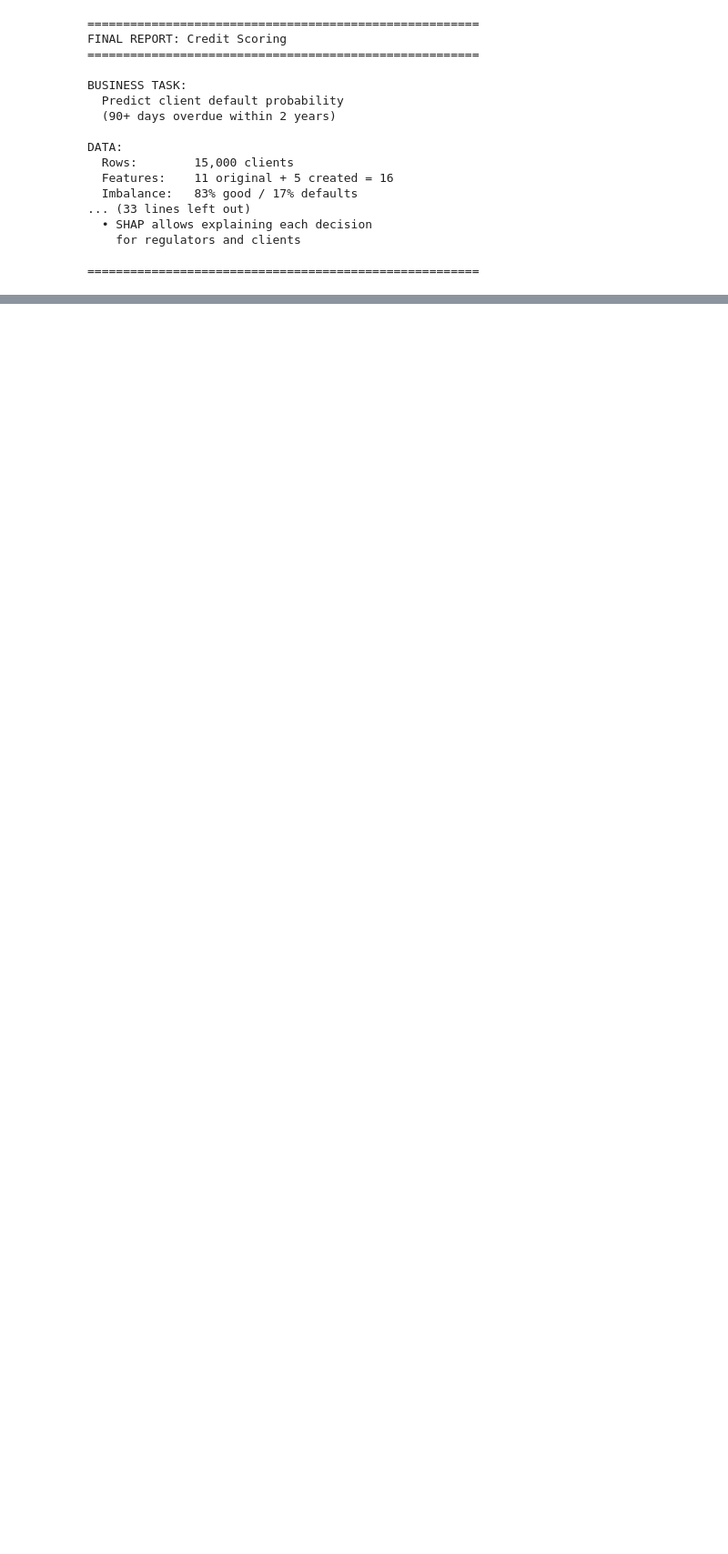
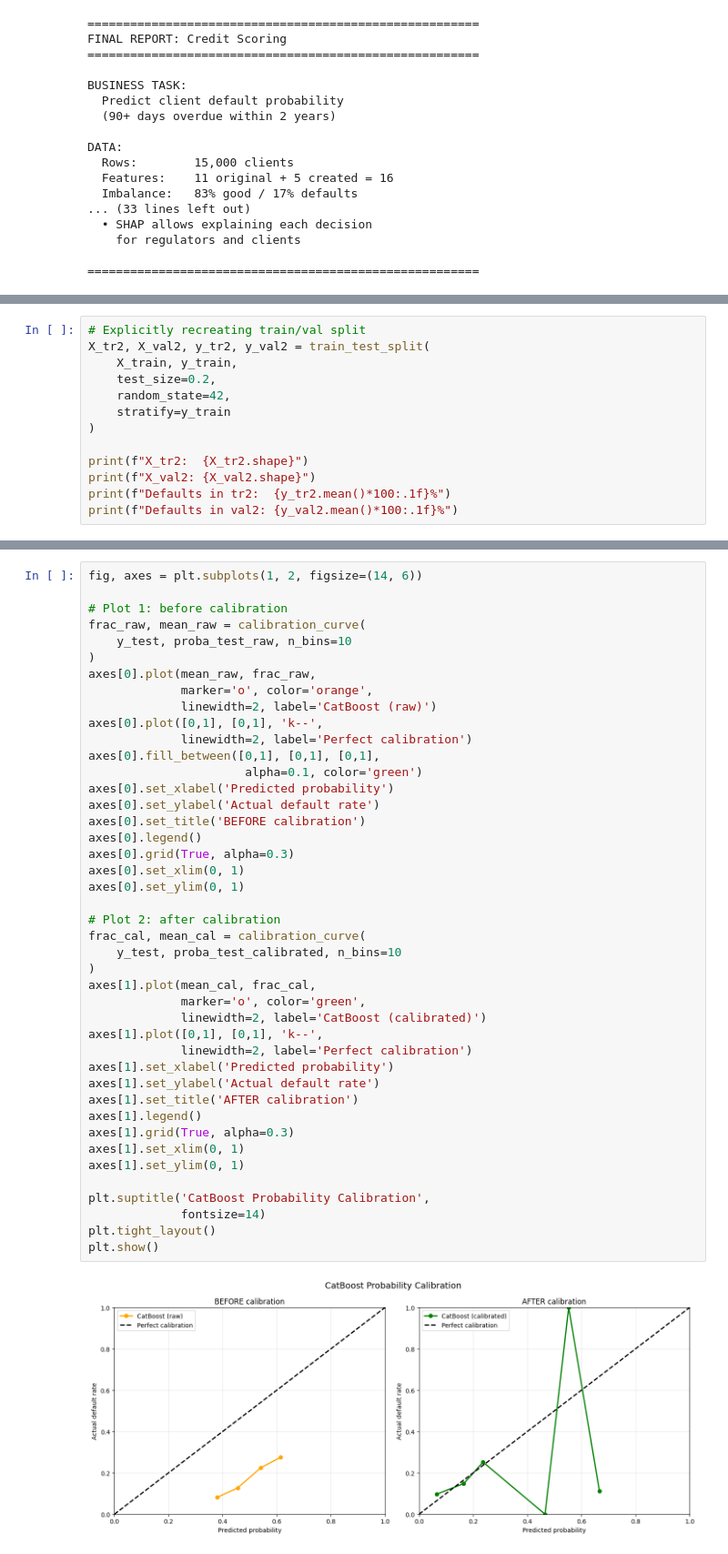
Before and after one commit to aspho-di/Credit-Scoring, a Jupyter notebook: notebooks/01_eda.ipynb, the cells around one changed output, grey strips where cells are left out. Shown at 91% size. Cells and saved outputs as stored; diff of their text form; blank space fills up the shorter version.

```diff
--- a/notebooks/01_eda.ipynb
+++ b/notebooks/01_eda.ipynb
@@ -973,0 +1069,13 @@ DATA:
+# %%
+# Explicitly recreating train/val split
+X_tr2, X_val2, y_tr2, y_val2 = train_test_split(
+    X_train, y_train,
+    test_size=0.2,
+    random_state=42,
+    stratify=y_train
+)
+
+print(f"X_tr2:  {X_tr2.shape}")
+print(f"X_val2: {X_val2.shape}")
+print(f"Defaults in tr2:  {y_tr2.mean()*100:.1f}%")
+print(f"Defaults in val2: {y_val2.mean()*100:.1f}%")
@@ -973,0 +1347,45 @@ DATA:
+# %%
+fig, axes = plt.subplots(1, 2, figsize=(14, 6))
+
+# Plot 1: before calibration
+frac_raw, mean_raw = calibration_curve(
+    y_test, proba_test_raw, n_bins=10
+)
+axes[0].plot(mean_raw, frac_raw,
+             marker='o', color='orange',
+             linewidth=2, label='CatBoost (raw)')
+axes[0].plot([0,1], [0,1], 'k--',
+             linewidth=2, label='Perfect calibration')
+axes[0].fill_between([0,1], [0,1], [0,1],
+                      alpha=0.1, color='green')
+axes[0].set_xlabel('Predicted probability')
+axes[0].set_ylabel('Actual default rate')
+axes[0].set_title('BEFORE calibration')
+axes[0].legend()
+axes[0].grid(True, alpha=0.3)
+axes[0].set_xlim(0, 1)
+axes[0].set_ylim(0, 1)
+
+# Plot 2: after calibration
+frac_cal, mean_cal = calibration_curve(
+    y_test, proba_test_calibrated, n_bins=10
+)
+axes[1].plot(mean_cal, frac_cal,
+             marker='o', color='green',
+             linewidth=2, label='CatBoost (calibrated)')
+axes[1].plot([0,1], [0,1], 'k--',
+             linewidth=2, label='Perfect calibration')
+axes[1].set_xlabel('Predicted probability')
+axes[1].set_ylabel('Actual default rate')
+axes[1].set_title('AFTER calibration')
+axes[1].legend()
+axes[1].grid(True, alpha=0.3)
+axes[1].set_xlim(0, 1)
+axes[1].set_ylim(0, 1)
+
+plt.suptitle('CatBoost Probability Calibration',
+             fontsize=14)
+plt.tight_layout()
+plt.show()
+# %% [output]
+[figure, added]
```
Also changed, not shown: parts of 19 cells of this notebook, 7 other files.
